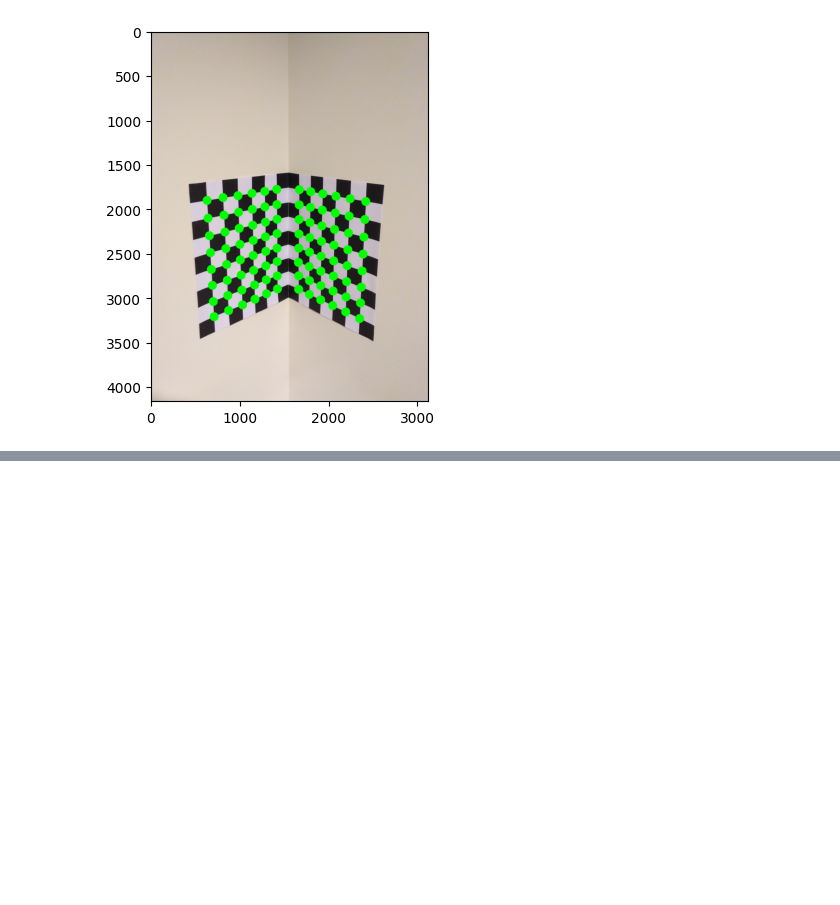
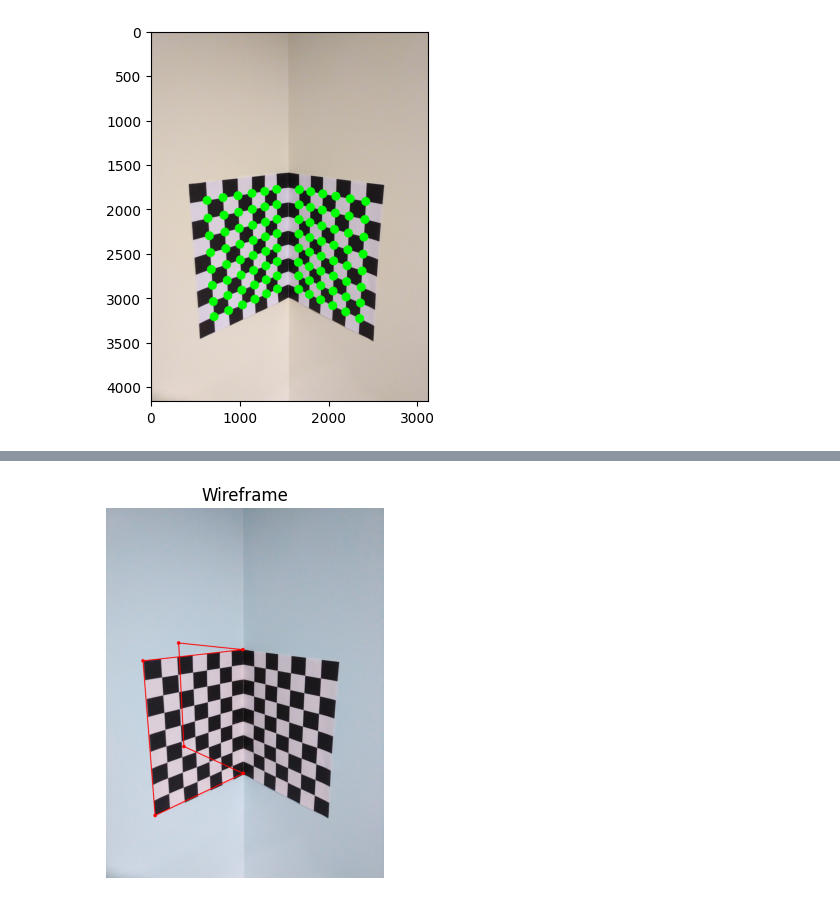
Before and after one commit to vatsasree/CV-Assignment-1, a Jupyter notebook: Assign1.ipynb, the cells around one changed output, grey strips where cells are left out. Cells and saved outputs as stored; diff of their text form; code cells hidden in the pictures; blank space fills up the shorter version.

```diff
--- a/Assign1.ipynb
+++ b/Assign1.ipynb
@@ -286,0 +460,2 @@ IndexError: too many indices for array: array is 1-dimensional, but 2 were index
+# %%
+ret, mtx, dist, rvecs, tvecs = cv2.calibrateCamera(objectPoints=[world_points], imagePoints=[image_points], imageSize=(checkboard.shape[1], checkboard.shape[0]), cameraMatrix=None, distCoeffs=None, flags=cv2.CALIB_FIX_PRINCIPAL_POINT + cv2.CALIB_ZERO_TANGENT_DIST + cv2.CALIB_FIX_K1+ cv2.CALIB_FIX_K2 + cv2.CALIB_FIX_K3 + cv2.CALIB_FIX_K4 + cv2.CALIB_FIX_K5 + cv2.CALIB_FIX_K6)
@@ -286,0 +519,2 @@ IndexError: too many indices for array: array is 1-dimensional, but 2 were index
+# %%
+ret, mtx, dist, rvecs, tvecs = cv2.calibrateCamera(objectPoints=[world_points], imagePoints=[image_points], imageSize=(checkboard.shape[1], checkboard.shape[0]), cameraMatrix=mtx, distCoeffs=None, flags=cv2.CALIB_FIX_PRINCIPAL_POINT + cv2.CALIB_ZERO_TANGENT_DIST + cv2.CALIB_FIX_K1+ cv2.CALIB_FIX_K2 + cv2.CALIB_FIX_K3 + cv2.CALIB_FIX_K4 + cv2.CALIB_FIX_K5 + cv2.CALIB_FIX_K6 + cv2.CALIB_USE_INTRINSIC_GUESS)
@@ -286,0 +575,36 @@ IndexError: too many indices for array: array is 1-dimensional, but 2 were index
+# %%
+wireframe_world_points = np.array([
+                        [-2,-2,0],
+                        [12,-2,0],
+                        [12,-2,14],
+                        [12,16,14],
+                        [12,16,0],
+                        [-2,16,0]
+                        ])
+wireframe_world_points_homogeneous = np.hstack((wireframe_world_points, np.ones((wireframe_world_points.shape[0], 1))))
+wireframe_world_points_homogeneous = np.hstack((wireframe_world_points, np.ones((wireframe_world_points.shape[0], 1))))
+# %%
+dst_img = checkboard.copy()
+
+radius = 20
+for i in range(len(wireframe_world_points)):
+    point = projection_matrix @ wireframe_world_points_homogeneous[i]
+    point = point / point[2]
+    cv2.circle(dst_img, (int(point[0]), int(point[1])), radius, (0, 0, 255), -1)
+
+    if i < len(wireframe_world_points) - 1:
+        next_point = projection_matrix @ wireframe_world_points_homogeneous[i + 1]
+        next_point = next_point / next_point[2]
+        cv2.line(dst_img, (int(point[0]), int(point[1])), (int(next_point[0]), int(next_point[1])), (0, 0,2550), 10)
+
+next_point = projection_matrix @ wireframe_world_points_homogeneous[0]
+next_point = next_point / next_point[2]
+cv2.line(dst_img, (int(point[0]), int(point[1])), (int(next_point[0]), int(next_point[1])), (0, 0,2550), 10)
+
+plt.imshow(cv2.cvtColor(dst_img, cv2.COLOR_BGR2RGB))
+plt.title('Wireframe')
+plt.axis('off')
+
+plt.show()
+# %% [output]
+[figure, added]
```
Also changed, not shown: parts of 29 cells of this notebook.
